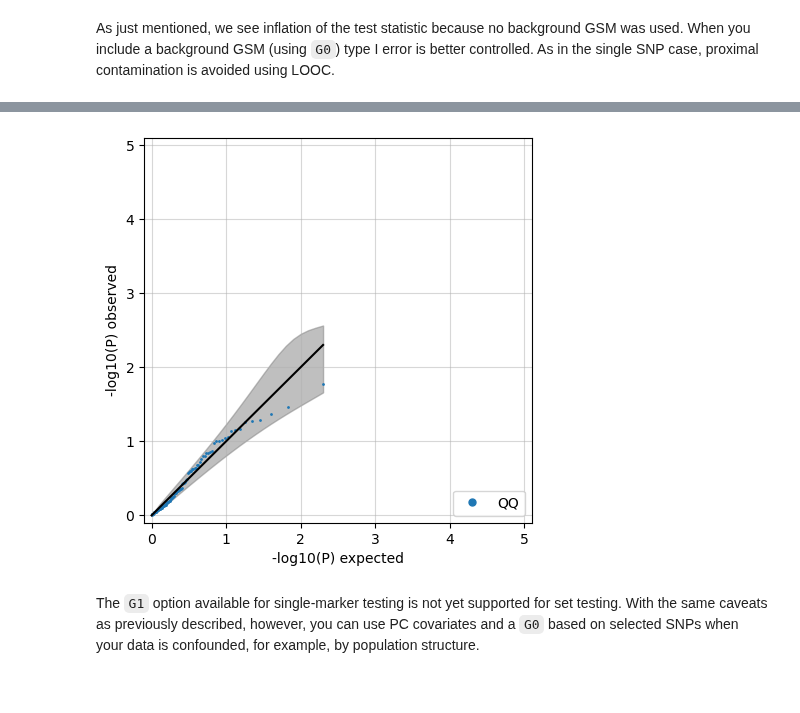
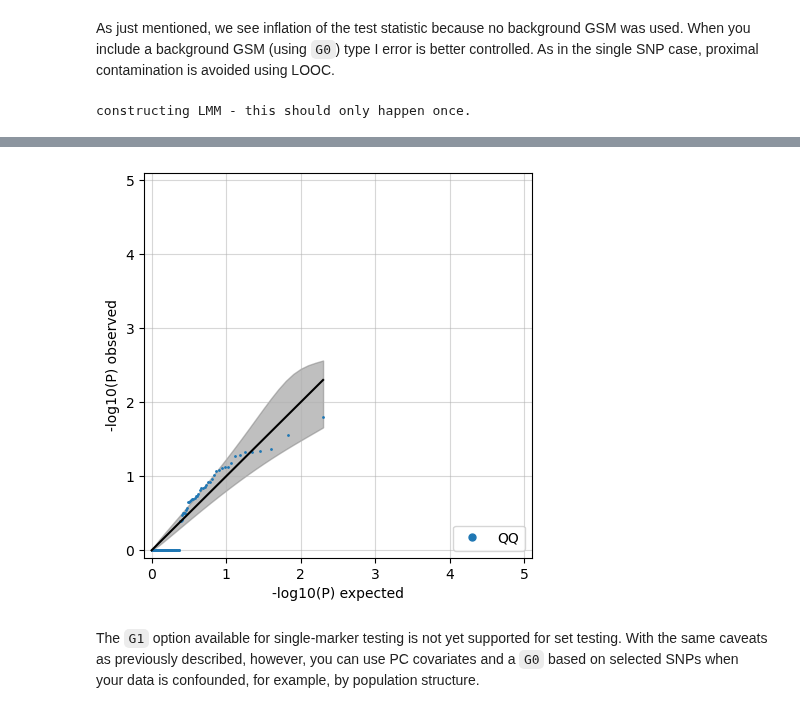
Before and after one commit to fastlmm/FaST-LMM, a Jupyter notebook: doc/ipynb/FaST-LMM.ipynb, the cells around one changed output, grey strips where cells are left out. Saved outputs shown, nothing was run; the diff lists cells and outputs as text; code cells hidden in the pictures.

```diff
--- a/doc/ipynb/FaST-LMM.ipynb
+++ b/doc/ipynb/FaST-LMM.ipynb
@@ -326,0 +340,20 @@ results_df.head(n=10)
+# %%
+#cmk
+import numpy as np
+from fastlmm.association import snp_set
+from pysnptools.snpreader import Bed
+from fastlmm.util import example_file # Download and return local file name
+
+# define file names
+test_snps_fn = example_file('tests/datasets/synth/chr1.*','*.bed').replace('.bed','')
+pheno_fn = example_file("tests/datasets/synth/pheno_10_causals.txt")
+cov_fn = example_file("tests/datasets/synth/cov.txt")
+set_list_fn = example_file("tests/datasets/synth/chr1.sets.txt")
+G0_fn = None
+
+# run SNP-set analysis
+results_df = snp_set(test_snps=test_snps_fn, G0=G0_fn, set_list=set_list_fn, pheno=pheno_fn, covar=cov_fn, test="lrt")
+top = results_df.iloc[0]
+print(top)
+assert top["SetId"] == "set_65"
+assert np.abs(top["P-value"]-0.002564)<0.0001
@@ -337,7 +382,7 @@ G0_fn = 'tempChrNot1.bed'
 Bed.write(G0_fn,chrNot1.read(),count_A1=True)
 
 # run SNP-set analysis
-results_df = snp_set(test_snps=test_snps_fn, G0=G0_fn, set_list=set_list_fn, pheno=pheno_fn, covar=cov_fn, test="sc_davies") # cmk "lrt"
+results_df = snp_set(test_snps=test_snps_fn, G0=G0_fn, set_list=set_list_fn, pheno=pheno_fn, covar=cov_fn, test="lrt")
 
 # qq plot
 plotp.qqplot(results_df["P-value"].values, xlim=[0,5], ylim=[0,5], addlambda=False, legend="QQ")
@@ -347,3 +392,4 @@ import pandas as pd
 pd.set_option('display.width', 1000)
 results_df.head(n=10)
 # %% [output]
+constructing LMM - this should only happen once.
@@ -361,4 +407,4 @@ results_df.head(n=10)
-[figure, old version]
+[figure, new version]
 # %% [markdown]
 The `G1` option available for single-marker testing is not yet supported for set testing. With the same caveats as previously described, however, you can use PC covariates and a `G0` based on selected SNPs when your data is confounded, for example, by population structure.
 # %% [markdown]
```
Also changed, not shown: parts of 5 cells of this notebook, 3 other files.
